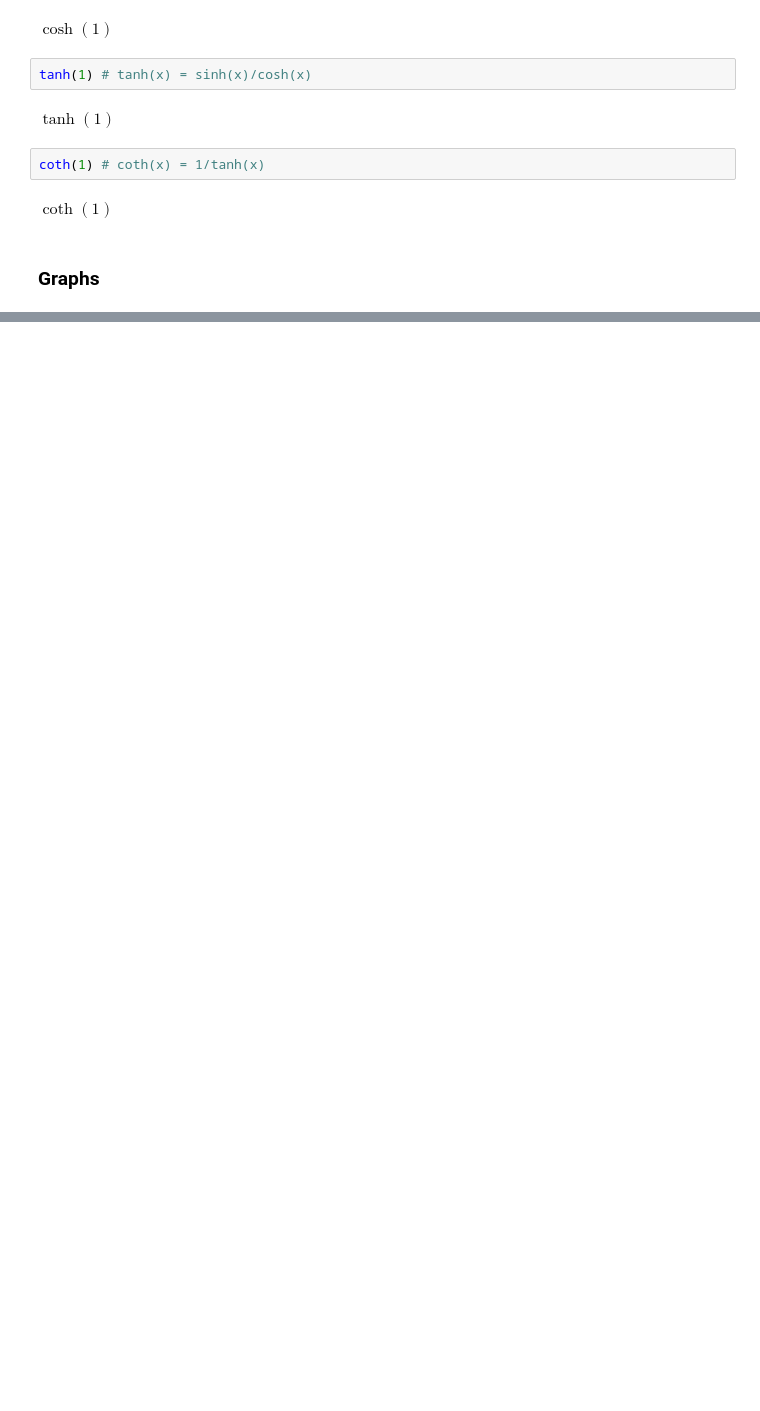
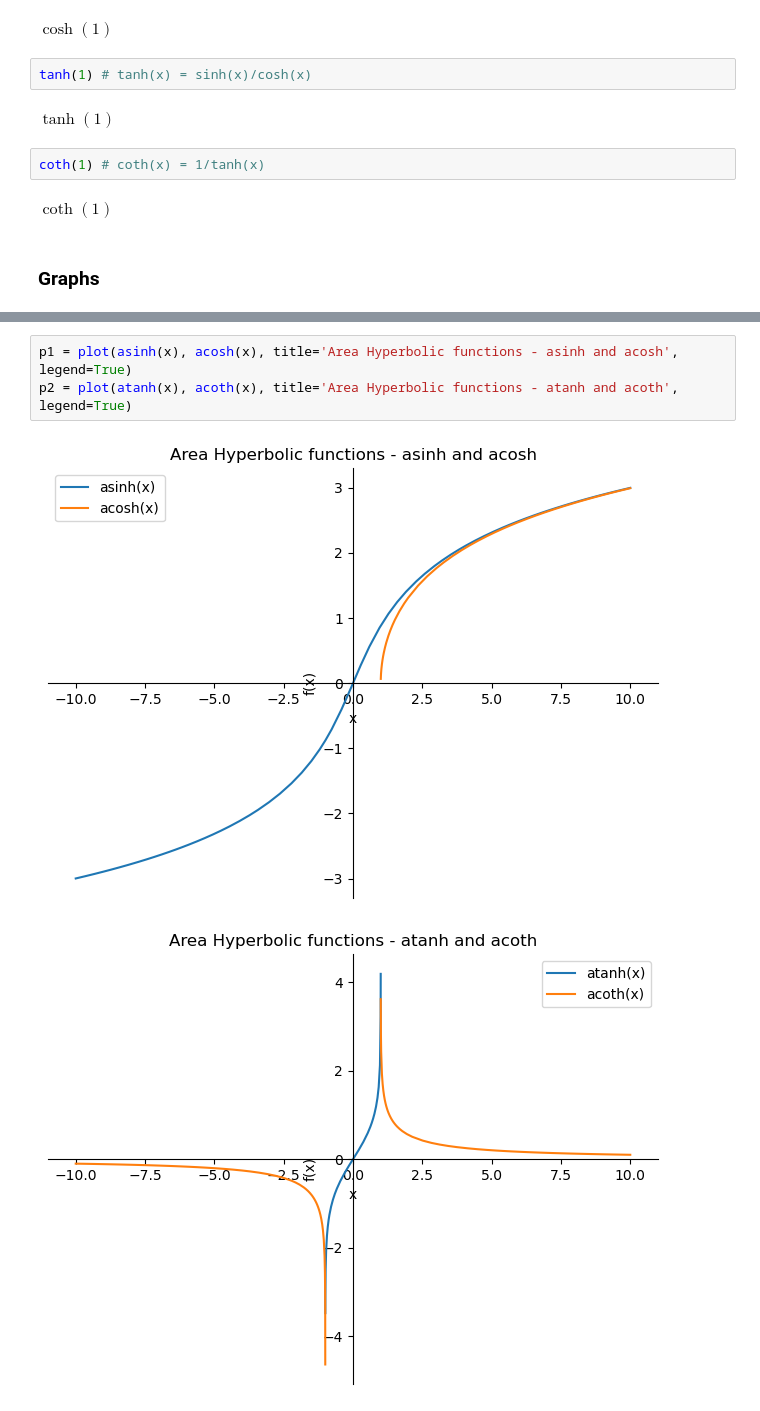
Before and after one commit to Fra0128/Symbolic-Mathematics-with-SymPy, a Jupyter notebook: cheat_sheet.ipynb, the cells around one changed output, grey strips where cells are left out. Saved outputs shown, nothing was run; the diff lists cells and outputs as text; blank space fills up the shorter version.

```diff
--- a/cheat_sheet.ipynb
+++ b/cheat_sheet.ipynb
@@ -205,0 +235,6 @@ p2 = plot(tanh(x), coth(x), title='Hyperbolic functions - tanh and coth', legend
+# %%
+p1 = plot(asinh(x), acosh(x), title='Area Hyperbolic functions - asinh and acosh', legend=True)
+p2 = plot(atanh(x), acoth(x), title='Area Hyperbolic functions - atanh and acoth', legend=True)
+# %% [output]
+[figure, added]
+[figure, added]
```
Also changed, not shown: parts of 10 cells of this notebook.
